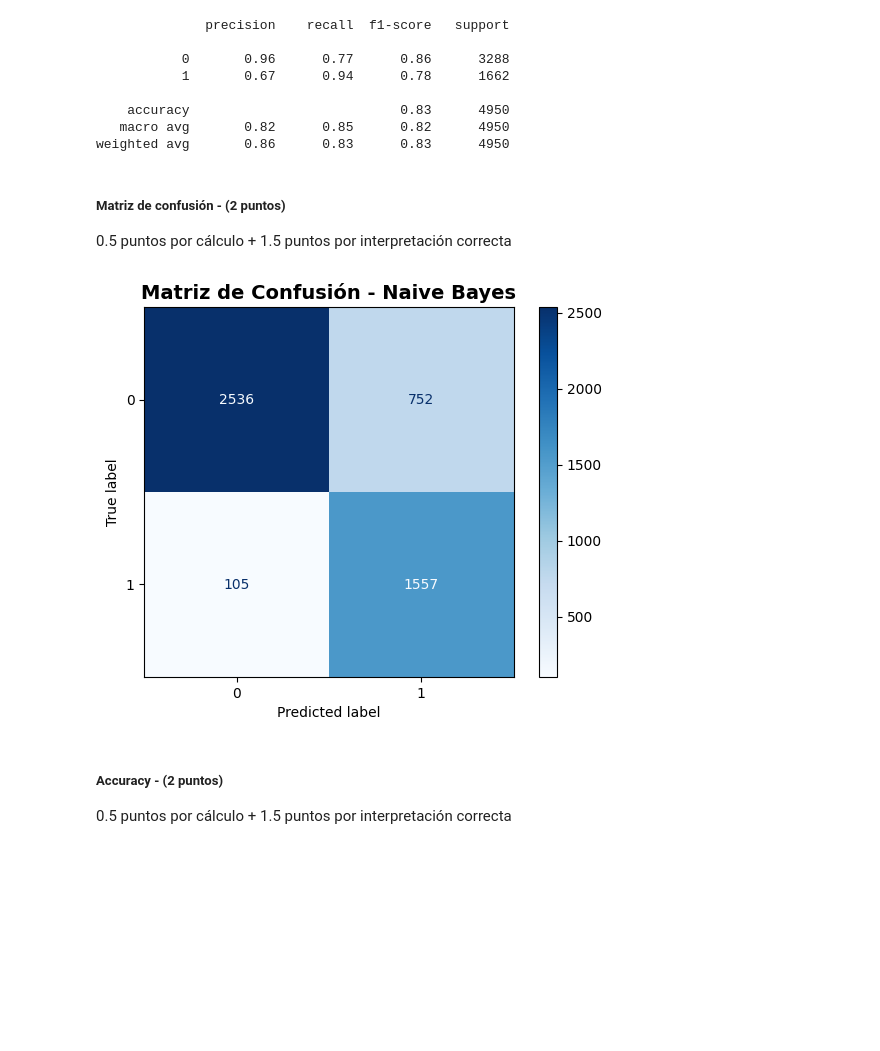
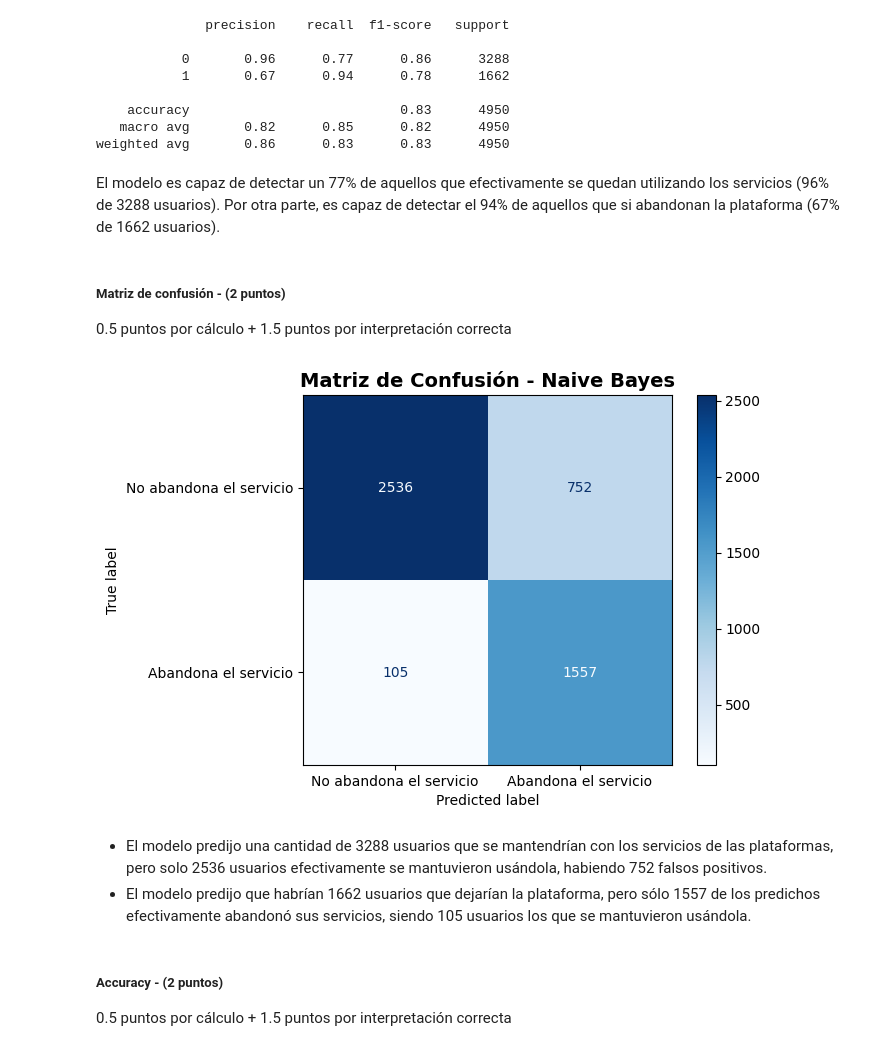
Before and after one commit to JuanYa1901/Evaluacion-2-Parte-2-, a Jupyter notebook: 620454_E3_Clasificacion_Base.ipynb, the cells around one changed output. Saved outputs shown, nothing was run; the diff lists cells and outputs as text; code cells hidden in the pictures; blank space fills up the shorter version.

```diff
--- a/620454_E3_Clasificacion_Base.ipynb
+++ b/620454_E3_Clasificacion_Base.ipynb
@@ -440,6 +476,9 @@ print(classification_report(y_test, y_pred_nb))
     accuracy                           0.83      4950
    macro avg       0.82      0.85      0.82      4950
 weighted avg       0.86      0.83      0.83      4950
+# %% [markdown]
+El modelo es capaz de detectar un 77% de aquellos que efectivamente se quedan utilizando los servicios (96% de 3288 usuarios).
+Por otra parte, es capaz de detectar el 94% de aquellos que si abandonan la plataforma (67% de 1662 usuarios).
 # %% [markdown]
 ##### Matriz de confusión - (2 puntos)
 
@@ -449,12 +488,15 @@ weighted avg       0.86      0.83      0.83      4950
 # %%
 cm_nb = confusion_matrix(y_test, y_pred_nb)
 # %%
-disp = ConfusionMatrixDisplay(confusion_matrix=cm_nb, display_labels=nb.classes_)
+disp = ConfusionMatrixDisplay(confusion_matrix=cm_nb, display_labels=etiquetas)
 disp.plot(cmap='Blues')
 plt.title("Matriz de Confusión - Naive Bayes", fontsize=14, fontweight="bold")
 plt.show()
 # %% [output]
-[figure, old version]
+[figure, new version]
+# %% [markdown]
+- El modelo predijo una cantidad de 3288 usuarios que se mantendrían con los servicios de las plataformas, pero solo 2536 usuarios efectivamente se mantuvieron usándola, habiendo 752 falsos positivos.
+- El modelo predijo que habrían 1662 usuarios que dejarían la plataforma, pero sólo 1557 de los predichos efectivamente abandonó sus servicios, siendo 105 usuarios los que se mantuvieron usándola.
 # %% [markdown]
 ##### Accuracy - (2 puntos)
 
```
Also changed, not shown: parts of 12 cells of this notebook.
